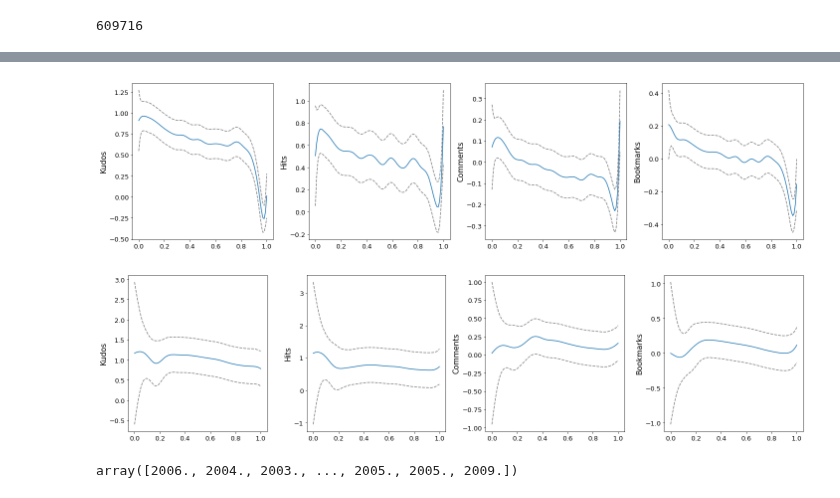
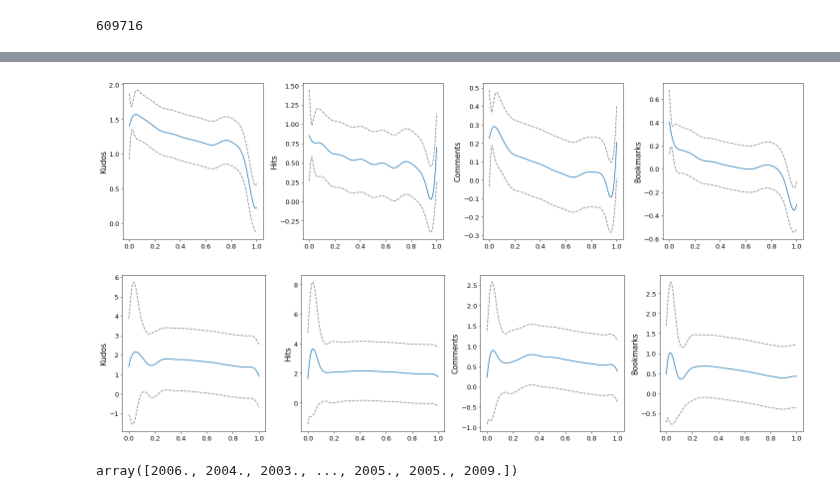
Before and after one commit to yzjing/ao3_old, a Jupyter notebook: exps/20190319_results_generation/gam.ipynb, the cells around one changed output, grey strips where cells are left out. Saved outputs shown, nothing was run; the diff lists cells and outputs as text; code cells hidden in the pictures.

```diff
--- a/exps/20190319_results_generation/gam.ipynb
+++ b/exps/20190319_results_generation/gam.ipynb
@@ -7,7 +7,7 @@ import numpy as np
 import statsmodels.api as sm
 from pygam import LinearGAM, s, te, f, l
 # %%
-df = pd.read_csv('fanfic_regression_data_log.tsv', sep = '\t')
+df = pd.read_csv('fanfic_regression_data_curated.tsv', sep = '\t')
 # %%
 len(df)
 # %% [output]
@@ -17,3 +17,6 @@ len(df)
 # %%
 df = df.replace([np.inf, -np.inf], np.nan)
 df = df.dropna(how = 'any')
+# %%
+df = df[df.Kudos != 0]
+df.sort_values(by=['Term_novelty'],ascending=False).head()
@@ -22,7 +33,7 @@ len(df)
 # %% [output]
 609716
 # %%
-form = s(df.columns.get_loc('Term_novelty'), n_splines=20, lam=0.01) + s(df.columns.get_loc('Topic_novelty'), n_splines=15, lam=0.01) + s(df.columns.get_loc('Chapters'))+ s(df.columns.get_loc('History')) + s(df.columns.get_loc('Words'))\
+form = s(df.columns.get_loc('Term_novelty'), n_splines=15 , lam=0.001) + s(df.columns.get_loc('Topic_novelty'), n_splines=15, lam=0.001) + s(df.columns.get_loc('Chapters'))\
 + l(df.columns.get_loc('Category_F_M')) + l(df.columns.get_loc('Category_Gen')) \
         + l(df.columns.get_loc('Category_M_M')) + l(df.columns.get_loc('Category_Multi')) + l(df.columns.get_loc('Category_Other')) +l(df.columns.get_loc('Category_Unknown')) + \
         l(df.columns.get_loc('ArchiveWarnings_underage')) + l(df.columns.get_loc('ArchiveWarnings_death')) + l(df.columns.get_loc('ArchiveWarnings_choose_no')) + \
@@ -85,45 +123,45 @@ plt.ylabel('Bookmarks', fontsize=15)
 plt.tick_params(labelsize=13)
 
 plt.tight_layout()
-# plt.savefig('gam_results_term_20_300.pdf', type = 'pdf')
+plt.savefig('gam_term_sp16_lam0001.pdf', type = 'pdf')
 # %% [output]
-[figure, old version]
+[figure, new version]
 # %%
 plt.figure(figsize = (20, 5))
 
 plt.subplot(1,4,1)
 X1 = gam_kudos.generate_X_grid(term=1,n=100)
 plt.plot(np.linspace(0,1,100), gam_kudos.partial_dependence(term=1, X=X1))
 plt.plot(np.linspace(0,1,100), gam_kudos.partial_dependence(term=1, X=X1, width=.95)[1], c='grey', ls='--')
 plt.ylabel('Kudos', fontsize=15)
 plt.tick_params(labelsize=13)
 
 plt.subplot(1,4,2)
 X2 = gam_hits.generate_X_grid(term=1,n=100)
 plt.plot(np.linspace(0,1,100), gam_hits.partial_dependence(term=1, X=X2))
 plt.plot(np.linspace(0,1,100), gam_hits.partial_dependence(term=1, X=X2, width=.95)[1], c='grey', ls='--')
 plt.ylabel('Hits', fontsize=15)
 plt.tick_params(labelsize=13)
 
 plt.subplot(1,4,3)
 X3 = gam_comments.generate_X_grid(term=1,n=100)
 plt.plot(np.linspace(0,1,100), gam_comments.partial_dependence(term=1, X=X3))
-plt.plot(np.linspace(0,1,100), gam_comments.partial_dependence(term=1, X=X3, width=.95)[1], c='grey', ls='--')
+plt.plot(np.linspace(0,1,100), gam_comments.partial_dependence(term=1, X=X3, width=.90)[1], c='grey', ls='--')
 plt.ylabel('Comments', fontsize=15)
 plt.tick_params(labelsize=13)
 
 plt.subplot(1,4,4)
 X4 = gam_bookmarks.generate_X_grid(term=1,n=100)
 plt.plot(np.linspace(0,1,100), gam_bookmarks.partial_dependence(term=1, X=X4))
-plt.plot(np.linspace(0,1,100), gam_bookmarks.partial_dependence(term=1, X=X4, width=.95)[1], c='grey', ls='--')
+plt.plot(np.linspace(0,1,100), gam_bookmarks.partial_dependence(term=1, X=X4, width=.90)[1], c='grey', ls='--')
 plt.ylabel('Bookmarks', fontsize=15)
 plt.tick_params(labelsize=13)
 
 
 plt.tight_layout()
-# plt.savefig('gam_results_topic_20_300.pdf', type = 'pdf')
+plt.savefig('gam_topic_sp16_lam0001.pdf', type = 'pdf')
 # %% [output]
-[figure, old version]
+[figure, new version]
 # %%
 from pygam.datasets import wage
 
```
Also changed, not shown: parts of 4 cells of this notebook, 4 other files.
